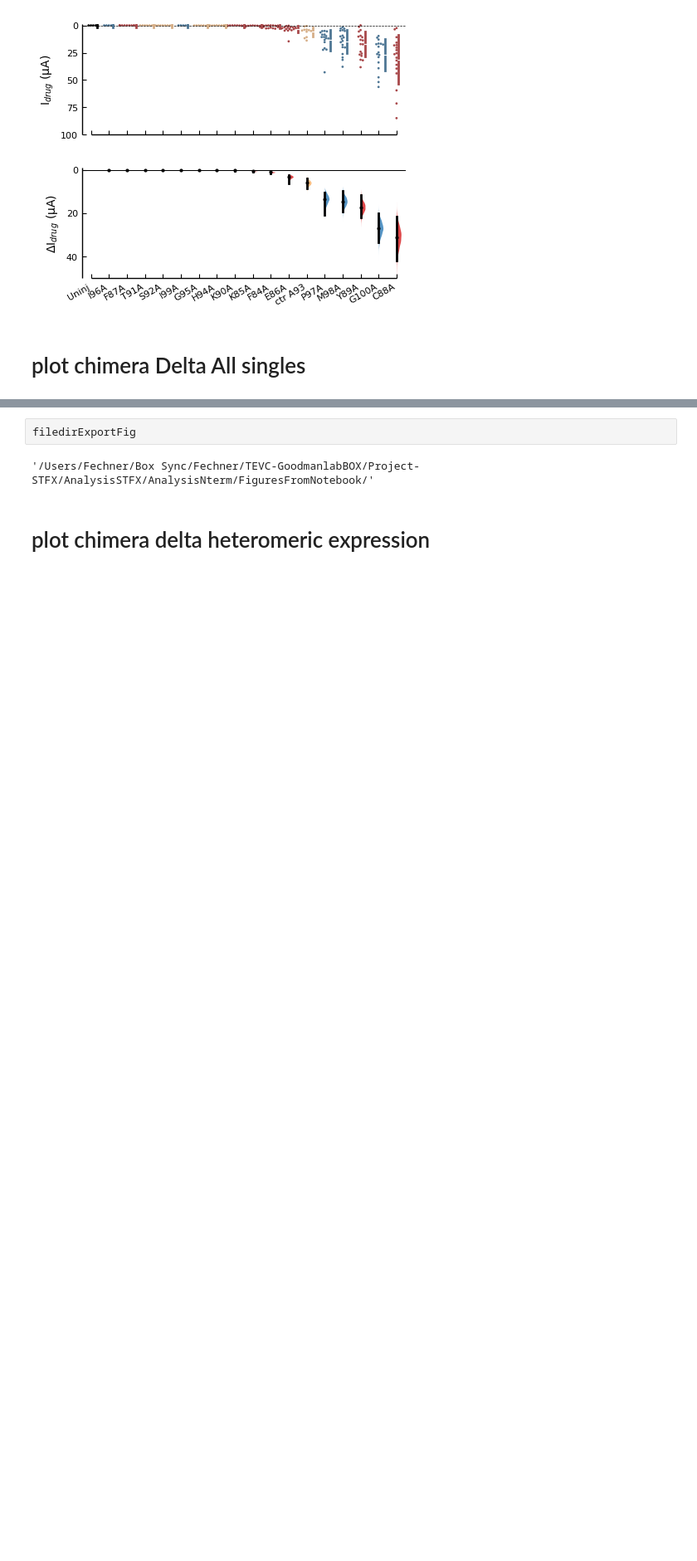
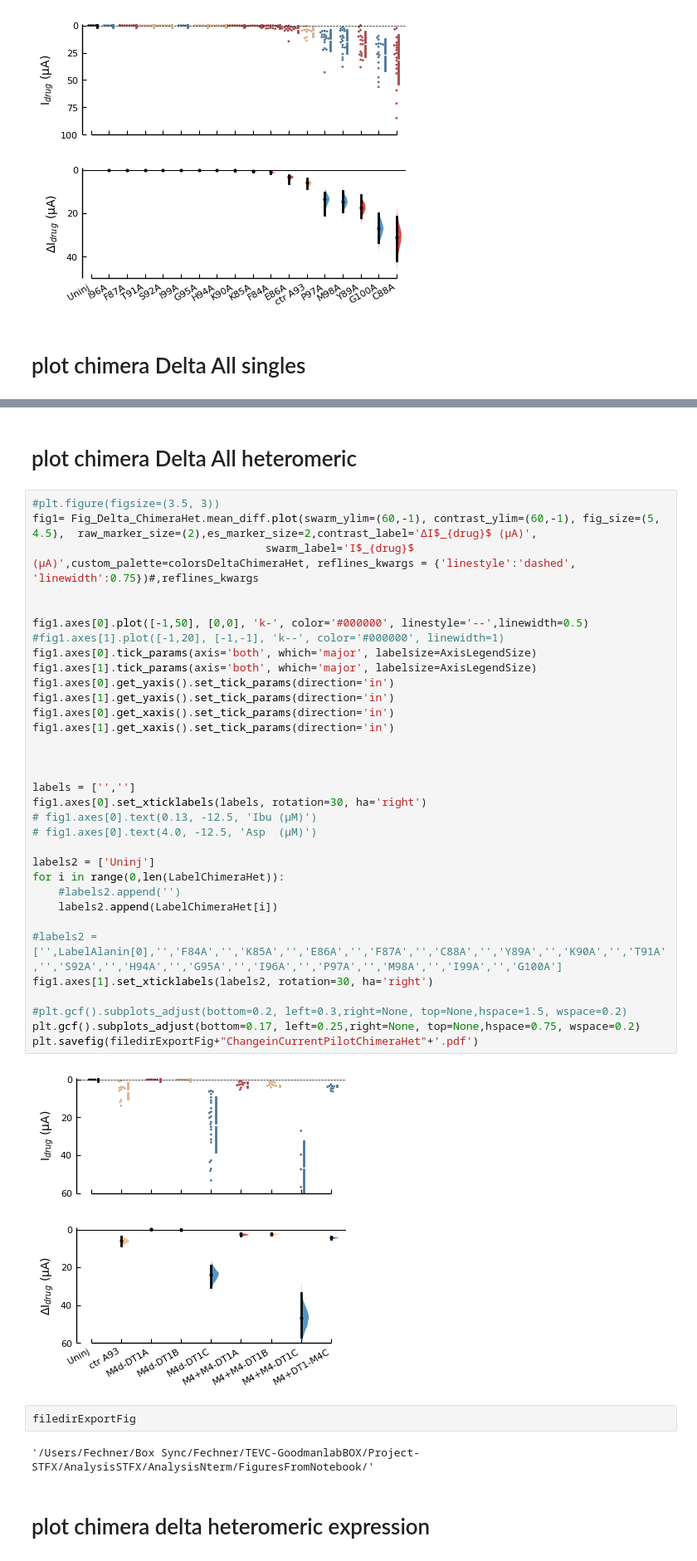
Before and after one commit to sfechner/JupyterNotebooksDEGENaCPharm, a Jupyter notebook: RatioNterm.ipynb, the cells around one changed output, grey strips where cells are left out. Shown: that part at 83% size. Drawn from its saved outputs; the diff is of its cells as text; blank space fills up the shorter version.

```diff
--- a/RatioNterm.ipynb
+++ b/RatioNterm.ipynb
@@ -604,3 +838,40 @@ plt.savefig(filedirExportFig+"ChangeinCurrentPilotChimera"+'.pdf')
+# %% [markdown]
+# plot chimera Delta All heteromeric
+# %%
+#plt.figure(figsize=(3.5, 3))
+fig1= Fig_Delta_ChimeraHet.mean_diff.plot(swarm_ylim=(60,-1), contrast_ylim=(60,-1), fig_size=(5, 4.5),  raw_marker_size=(2),es_marker_size=2,contrast_label='ΔI$_{drug}$ (µA)',
+                                    swarm_label='I$_{drug}$ (µA)',custom_palette=colorsDeltaChimeraHet, reflines_kwargs = {'linestyle':'dashed', 'linewidth':0.75})#,reflines_kwargs
+
+
+fig1.axes[0].plot([-1,50], [0,0], 'k-', color='#000000', linestyle='--',linewidth=0.5)
+#fig1.axes[1].plot([-1,20], [-1,-1], 'k--', color='#000000', linewidth=1)
+fig1.axes[0].tick_params(axis='both', which='major', labelsize=AxisLegendSize)
+fig1.axes[1].tick_params(axis='both', which='major', labelsize=AxisLegendSize)
+fig1.axes[0].get_yaxis().set_tick_params(direction='in')
+fig1.axes[1].get_yaxis().set_tick_params(direction='in')
+fig1.axes[0].get_xaxis().set_tick_params(direction='in')
+fig1.axes[1].get_xaxis().set_tick_params(direction='in')
+
+
+
+labels = ['','']
+fig1.axes[0].set_xticklabels(labels, rotation=30, ha='right')
+# fig1.axes[0].text(0.13, -12.5, 'Ibu (µM)')
+# fig1.axes[0].text(4.0, -12.5, 'Asp  (µM)')
+
+labels2 = ['Uninj']
+for i in range(0,len(LabelChimeraHet)):
+    #labels2.append('')
+    labels2.append(LabelChimeraHet[i])
+
+#labels2 = ['',LabelAlanin[0],'','F84A','','K85A','','E86A','','F87A','','C88A','','Y89A','','K90A','','T91A','','S92A','','H94A','','G95A','','I96A','','P97A','','M98A','','I99A','','G100A']
+fig1.axes[1].set_xticklabels(labels2, rotation=30, ha='right')
+
+#plt.gcf().subplots_adjust(bottom=0.2, left=0.3,right=None, top=None,hspace=1.5, wspace=0.2)
+plt.gcf().subplots_adjust(bottom=0.17, left=0.25,right=None, top=None,hspace=0.75, wspace=0.2)
+plt.savefig(filedirExportFig+"ChangeinCurrentPilotChimeraHet"+'.pdf')
+# %% [output]
+[figure, added]
 # %%
 filedirExportFig
 # %% [output]
```
Also changed, not shown: parts of 15 cells of this notebook, 1 other file.
